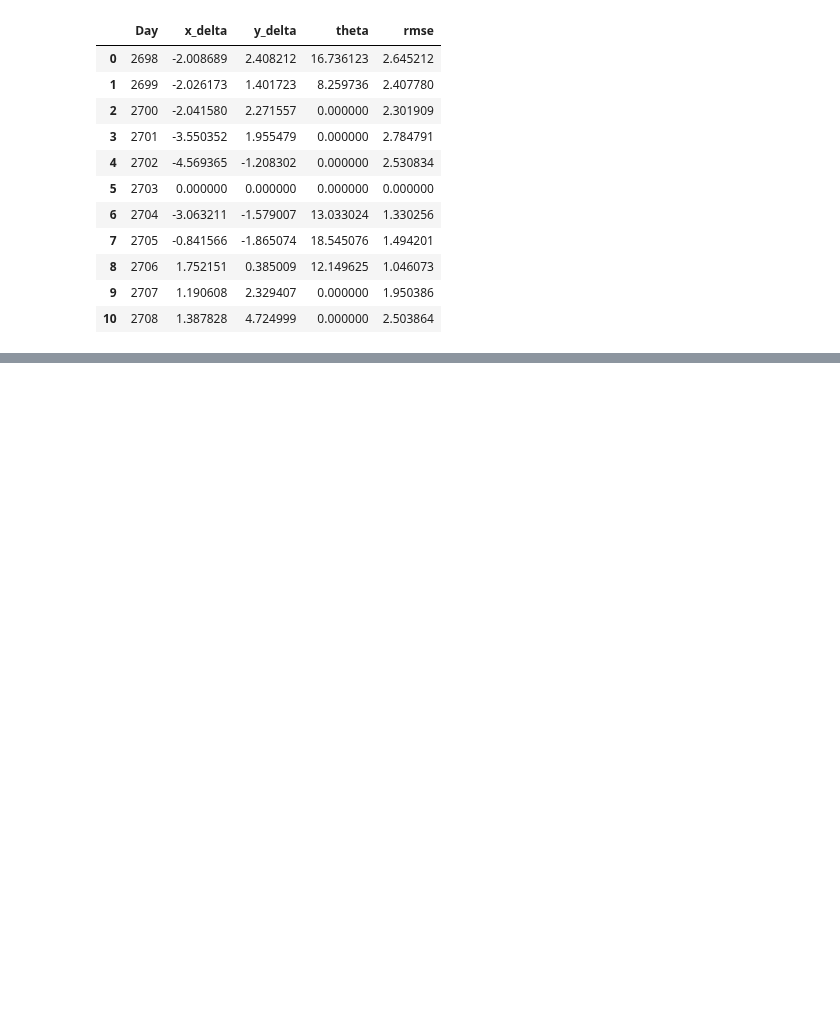
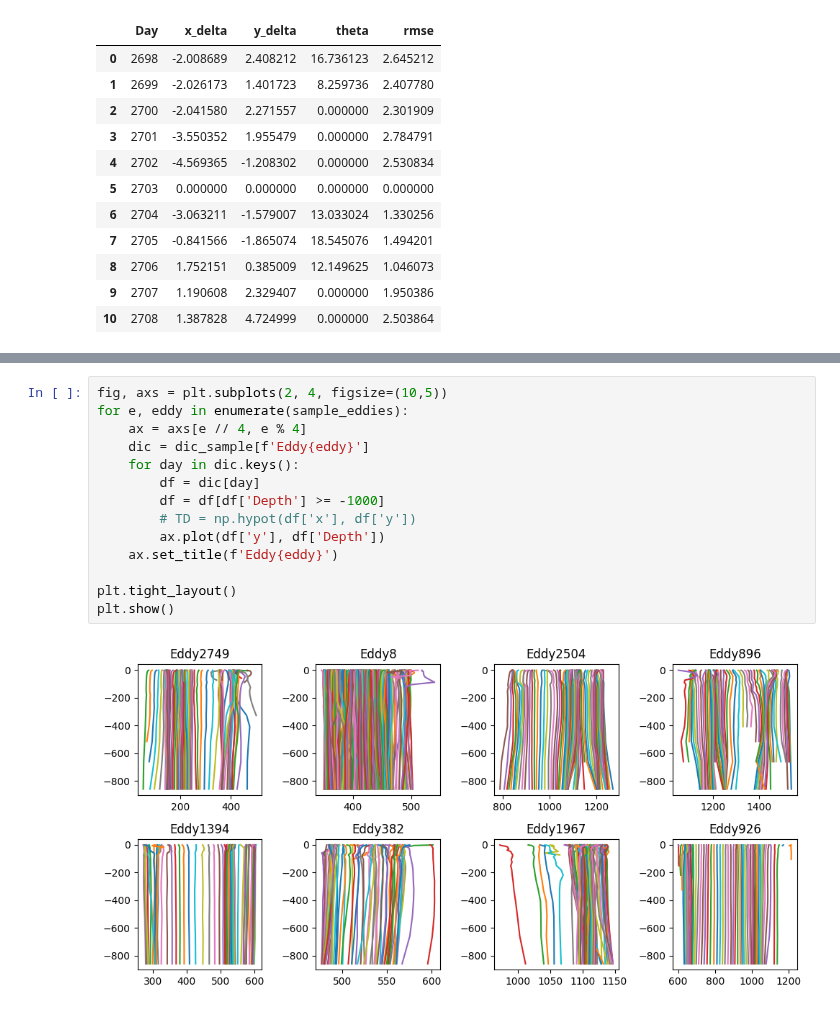
Before and after one commit to regdowse/UNSW-MRes, a Jupyter notebook: MRes/Chapter2/Tilt_Analysis.ipynb, the cells around one changed output, grey strips where cells are left out. Saved outputs shown, nothing was run; the diff lists cells and outputs as text; blank space fills up the shorter version.

```diff
--- a/MRes/Chapter2/Tilt_Analysis.ipynb
+++ b/MRes/Chapter2/Tilt_Analysis.ipynb
@@ -161,0 +286,16 @@ plt.show()
+# %%
+fig, axs = plt.subplots(2, 4, figsize=(10,5))
+for e, eddy in enumerate(sample_eddies):
+    ax = axs[e // 4, e % 4]
+    dic = dic_sample[f'Eddy{eddy}']
+    for day in dic.keys():
+        df = dic[day]
+        df = df[df['Depth'] >= -1000]
+        # TD = np.hypot(df['x'], df['y'])
+        ax.plot(df['y'], df['Depth'])
+    ax.set_title(f'Eddy{eddy}')
+
+plt.tight_layout()
+plt.show()
+# %% [output]
+[figure, added]
```
Also changed, not shown: parts of 5 cells of this notebook, 3 other files.
